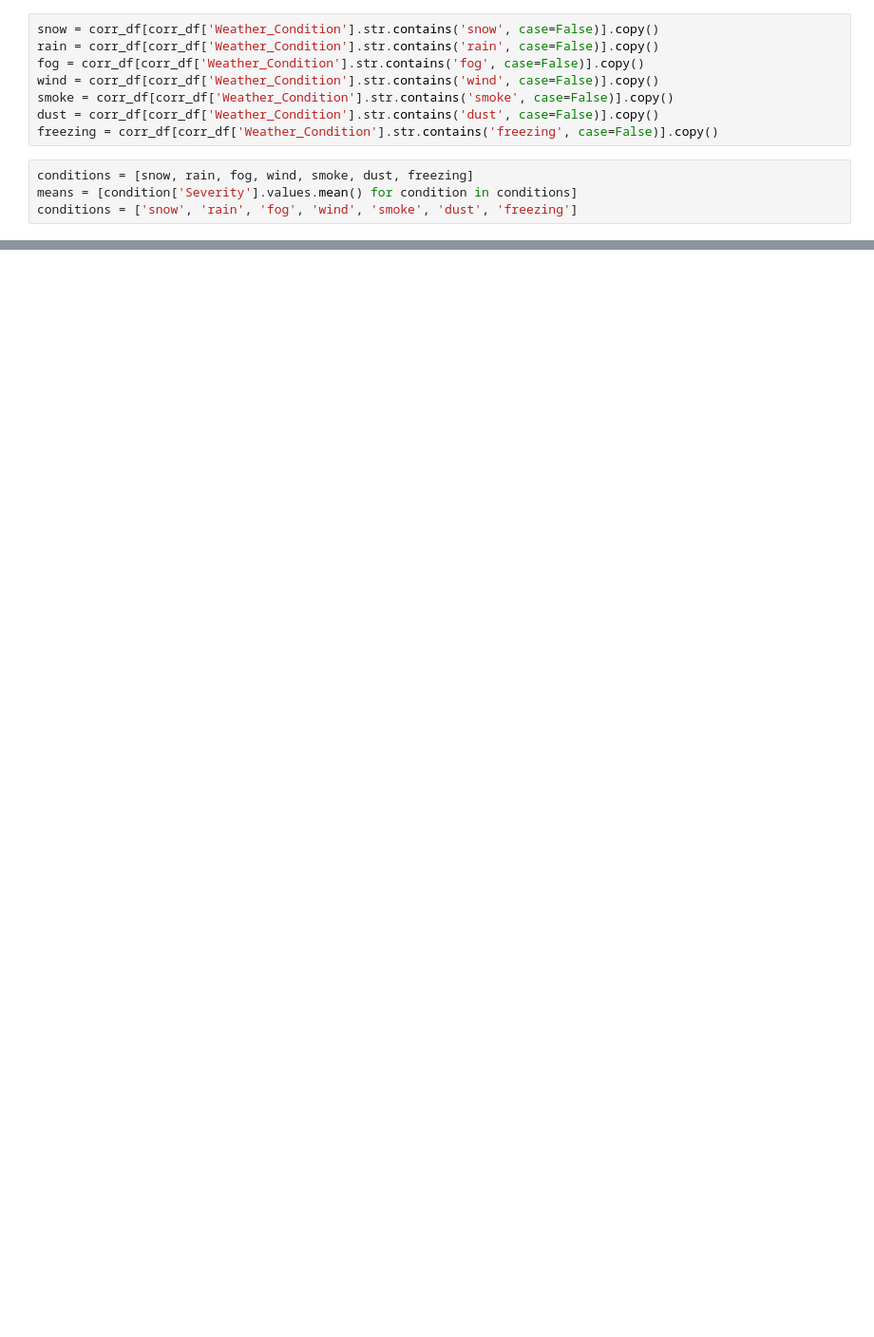
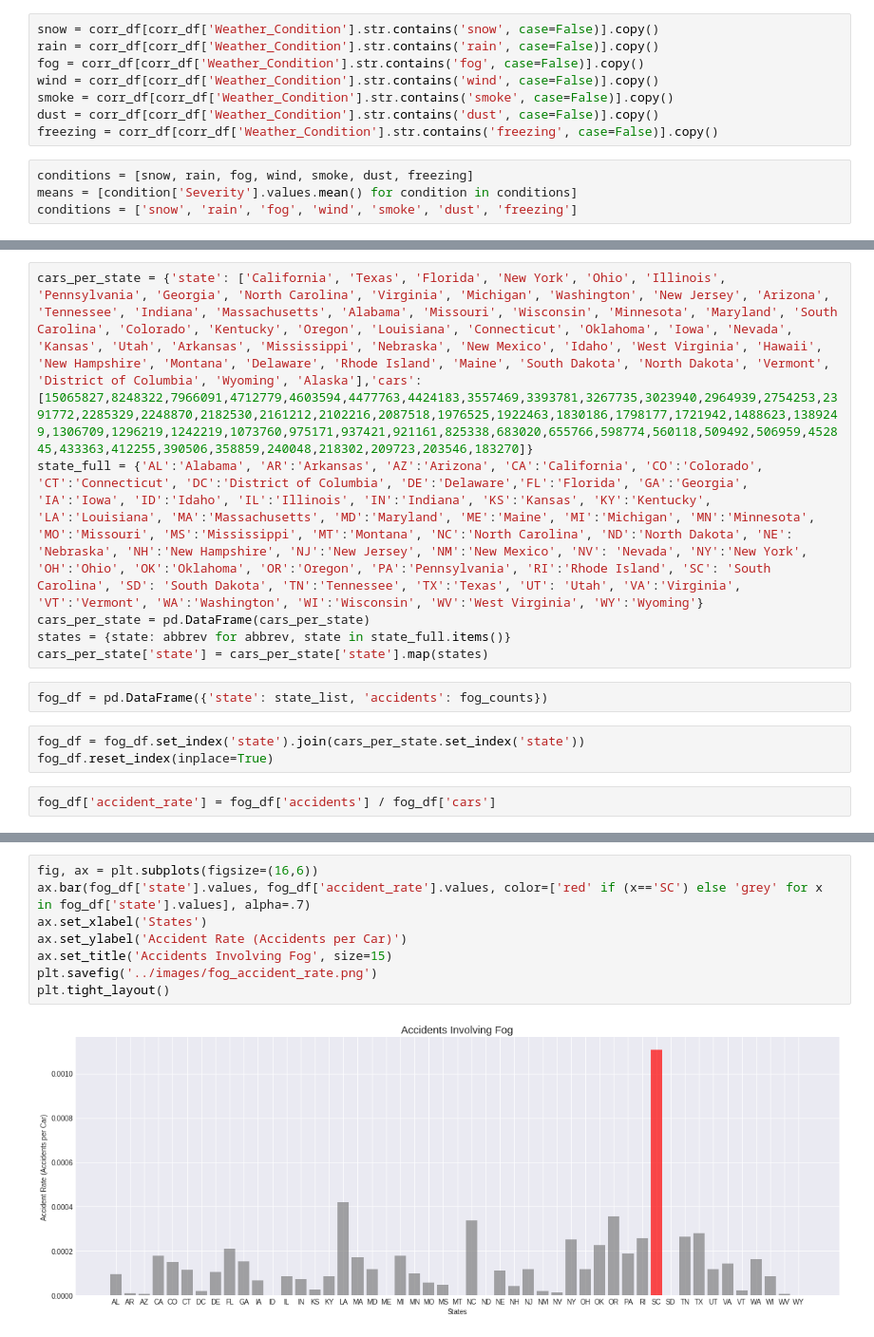
Before and after one commit to ddiaz164/Traffic_Accidents_US, a Jupyter notebook: notebooks/corr_analysis.ipynb, the cells around one changed output, grey strips where cells are left out. Shown at 95% size. Cells and saved outputs as stored; diff of their text form; blank space fills up the shorter version.

```diff
--- a/notebooks/corr_analysis.ipynb
+++ b/notebooks/corr_analysis.ipynb
@@ -112,0 +130,13 @@ not_sc_fog = sc_data[sc_data['Weather_Condition'].str.contains('fog', case=False
+# %%
+cars_per_state = {'state': ['California', 'Texas', 'Florida', 'New York', 'Ohio', 'Illinois', 'Pennsylvania', 'Georgia', 'North Carolina', 'Virginia', 'Michigan', 'Washington', 'New Jersey', 'Arizona', 'Tennessee', 'Indiana', 'Massachusetts', 'Alabama', 'Missouri', 'Wisconsin', 'Minnesota', 'Maryland', 'South Carolina', 'Colorado', 'Kentucky', 'Oregon', 'Louisiana', 'Connecticut', 'Oklahoma', 'Iowa', 'Nevada', 'Kansas', 'Utah', 'Arkansas', 'Mississippi', 'Nebraska', 'New Mexico', 'Idaho', 'West Virginia', 'Hawaii', 'New Hampshire', 'Montana', 'Delaware', 'Rhode Island', 'Maine', 'South Dakota', 'North Dakota', 'Vermont', 'District of Columbia', 'Wyoming', 'Alaska'],'cars':[15065827,8248322,7966091,4712779,4603594,4477763,4424183,3557469,3393781,3267735,3023940,2964939,2754253,2391772,2285329,2248870,2182530,2161212,2102216,2087518,1976525,1922463,1830186,1798177,1721942,1488623,1389249,1306709,1296219,1242219,1073760,975171,937421,921161,825338,683020,655766,598774,560118,509492,506959,452845,433363,412255,390506,358859,240048,218302,209723,203546,183270]}
+state_full = {'AL':'Alabama', 'AR':'Arkansas', 'AZ':'Arizona', 'CA':'California', 'CO':'Colorado', 'CT':'Connecticut', 'DC':'District of Columbia', 'DE':'Delaware','FL':'Florida', 'GA':'Georgia', 'IA':'Iowa', 'ID':'Idaho', 'IL':'Illinois', 'IN':'Indiana', 'KS':'Kansas', 'KY':'Kentucky', 'LA':'Louisiana', 'MA':'Massachusetts', 'MD':'Maryland', 'ME':'Maine', 'MI':'Michigan', 'MN':'Minnesota', 'MO':'Missouri', 'MS':'Mississippi', 'MT':'Montana', 'NC':'North Carolina', 'ND':'North Dakota', 'NE': 'Nebraska', 'NH':'New Hampshire', 'NJ':'New Jersey', 'NM':'New Mexico', 'NV': 'Nevada', 'NY':'New York', 'OH':'Ohio', 'OK':'Oklahoma', 'OR':'Oregon', 'PA':'Pennsylvania', 'RI':'Rhode Island', 'SC': 'South Carolina', 'SD': 'South Dakota', 'TN':'Tennessee', 'TX':'Texas', 'UT': 'Utah', 'VA':'Virginia', 'VT':'Vermont', 'WA':'Washington', 'WI':'Wisconsin', 'WV':'West Virginia', 'WY':'Wyoming'}
+cars_per_state = pd.DataFrame(cars_per_state)
+states = {state: abbrev for abbrev, state in state_full.items()}
+cars_per_state['state'] = cars_per_state['state'].map(states)
+# %%
+fog_df = pd.DataFrame({'state': state_list, 'accidents': fog_counts})
+# %%
+fog_df = fog_df.set_index('state').join(cars_per_state.set_index('state'))
+fog_df.reset_index(inplace=True)
+# %%
+fog_df['accident_rate'] = fog_df['accidents'] / fog_df['cars']
@@ -112,0 +152,10 @@ not_sc_fog = sc_data[sc_data['Weather_Condition'].str.contains('fog', case=False
+# %%
+fig, ax = plt.subplots(figsize=(16,6))
+ax.bar(fog_df['state'].values, fog_df['accident_rate'].values, color=['red' if (x=='SC') else 'grey' for x in fog_df['state'].values], alpha=.7)
+ax.set_xlabel('States')
+ax.set_ylabel('Accident Rate (Accidents per Car)')
+ax.set_title('Accidents Involving Fog', size=15)
+plt.savefig('../images/fog_accident_rate.png')
+plt.tight_layout()
+# %% [output]
+[figure, added]
```
Also changed, not shown: parts of 22 cells of this notebook, 7 other files.
